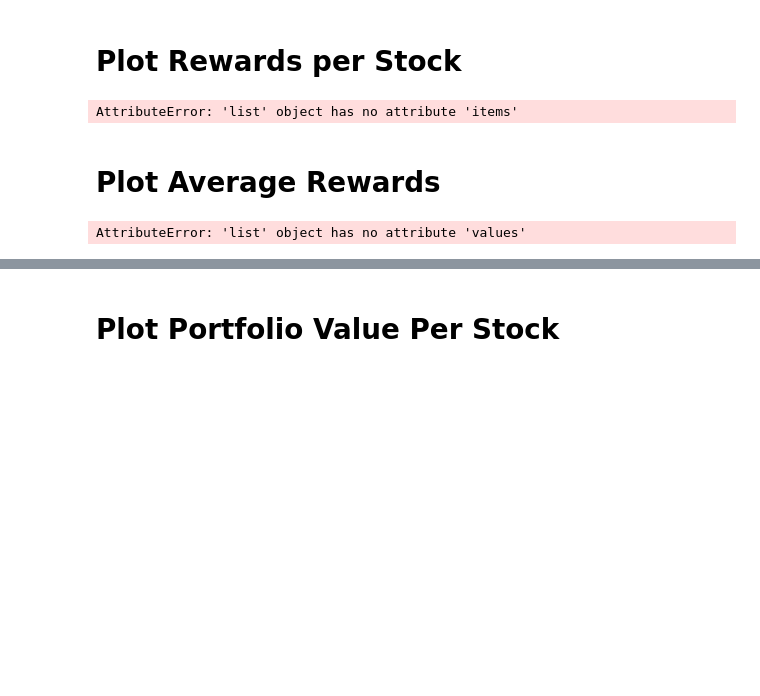
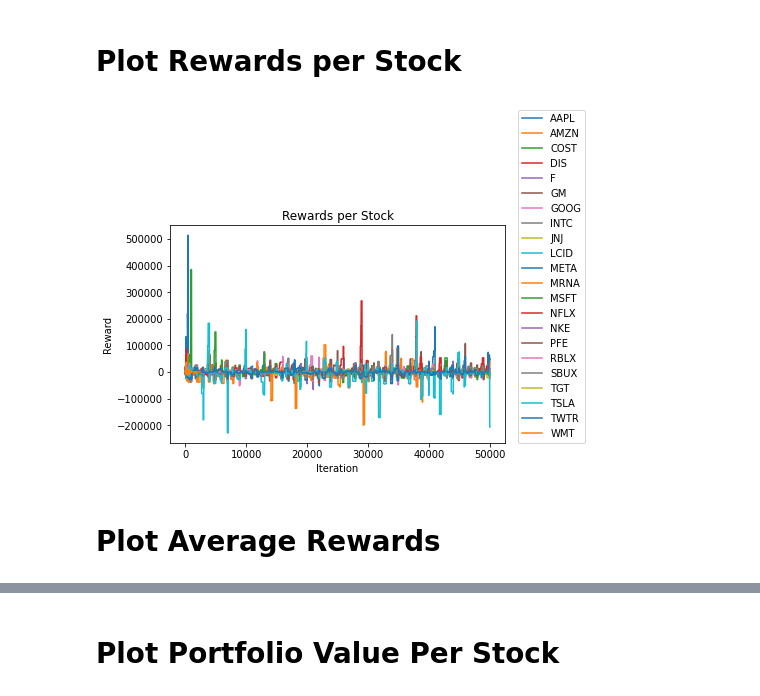
Before and after one commit to MohamedElgharbawy/rl-stock-predictor, a Jupyter notebook: src/training.ipynb, the cells around one changed output, grey strips where cells are left out. Saved outputs shown, nothing was run; the diff lists cells and outputs as text; code cells hidden in the pictures; blank space fills up the shorter version.

```diff
--- a/src/training.ipynb
+++ b/src/training.ipynb
@@ -94,29 +94,12 @@ Episode 50      Average Reward 0.00
 # %%
 for k, v in rewards.items():
     plt.plot(v, label=k)
 plt.ylabel("Reward")
 plt.xlabel("Iteration")
 plt.legend(loc=(1.04, 0))
-plt.title(f"Rewards per stock")
+plt.title(f"Rewards per Stock")
 plt.show()
 # %% [output]
-AttributeError: 'list' object has no attribute 'items'
+[figure, added]
-# %% [markdown]
-# Plot Average Rewards
-# %%
-avg_rewards = np.zeros(len(list(rewards.values())))
-for v in rewards.values():
-    avg_rewards = np.mean([v, avg_rewards], axis=0)
-    print("HI")
-
-rewards = list(rewards.values())
-print(np.mean(rewards, axis=0))
-avg_reward = np.mean(list(rewards.values()), axis=0)
-# print(avg_reward[:2])
-plt.ylabel("Reward")
-plt.xlabel("Iteration")
-plt.legend(loc=(1.04, 0))
-plt.title(f"Rewards per stock")
-plt.show()
-# %% [output]
-AttributeError: 'list' object has no attribute 'values'
+# %% [markdown]
+# Plot Average Rewards
```
Also changed, not shown: parts of 11 cells of this notebook.
